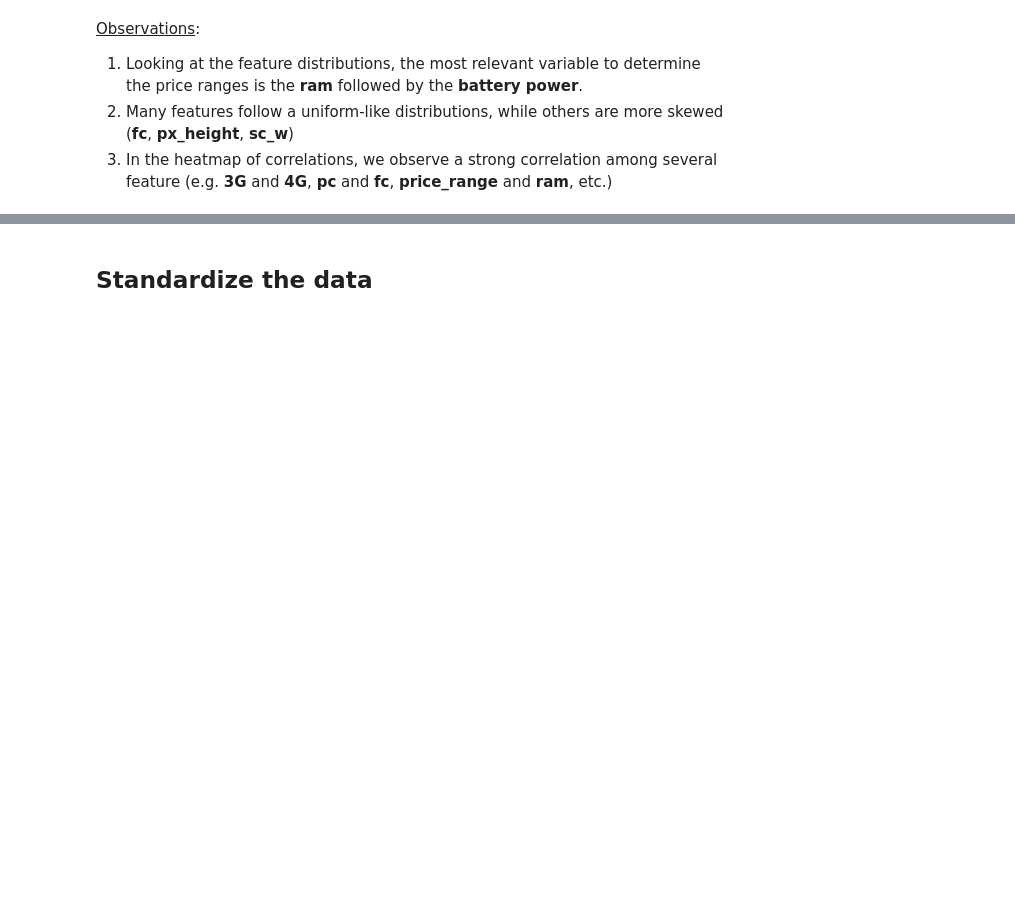
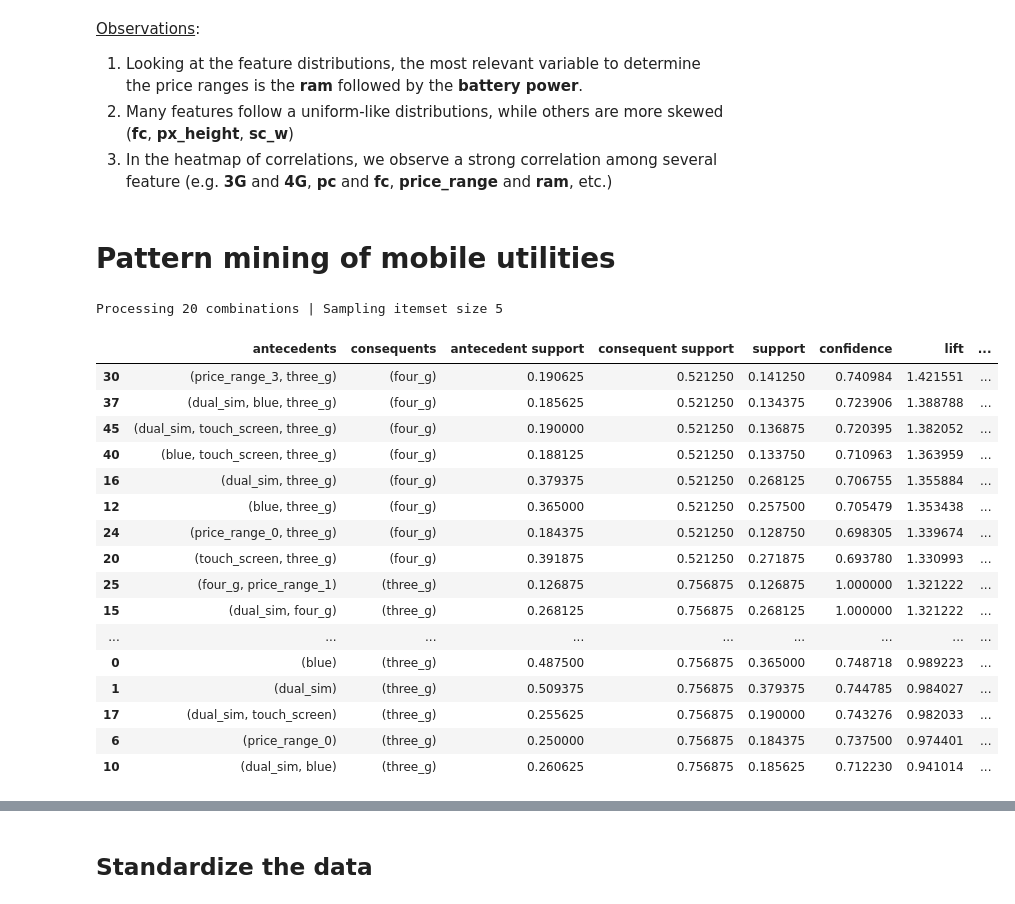
Before and after one commit to alefrajoe/Machine-Learning-projects, a Jupyter notebook: Mobile_phone_notebook.ipynb, the cells around one changed output, grey strips where cells are left out. Saved outputs shown, nothing was run; the diff lists cells and outputs as text; code cells hidden in the pictures; blank space fills up the shorter version.

```diff
--- a/Mobile_phone_notebook.ipynb
+++ b/Mobile_phone_notebook.ipynb
@@ -139,3 +139,38 @@ sns.heatmap(train.corr(), annot=True, cmap=sns.color_palette("icefire", as_cmap=
 1. Looking at the feature distributions, the most relevant variable to determine the price ranges is the **ram** followed by the **battery power**.
 2. Many features follow a uniform-like distributions, while others are more skewed (**fc**, **px_height**, **sc_w**)
 3. In the heatmap of correlations, we observe a strong correlation among several feature (e.g. **3G** and **4G**, **pc** and **fc**, **price_range** and **ram**, etc.)
+# %% [markdown]
+# Pattern mining of mobile utilities
+# %%
+from mlxtend.frequent_patterns import apriori, association_rules
+
+# we seek for patterns in the following columns and the one-hot-encoded target variable
+utilities = ['blue', 'dual_sim', 'four_g', 'three_g', 'touch_screen', 'wifi']
+utils = pd.concat([train[utilities], pd.get_dummies(train['price_range'], prefix='price_range')], axis=1)
+utils = utils.replace({0:False, 1:True})
+
+#set a threshold value for the support value and calculate the support value.
+SUPPORT_THRESHOLD = 0.1
+utils = apriori(utils, min_support = SUPPORT_THRESHOLD, use_colnames = True, verbose = 1)
+#Let's view our interpretation values using the Associan rule function.
+utils_ar = association_rules(utils, metric = "confidence", min_threshold = 0.6)
+utils_ar.sort_values('lift', ascending=False)
+# %% [output]
+Processing 20 combinations | Sampling itemset size 5
+|  | antecedents | consequents | antecedent support | consequent support | support | confidence | lift | ... |
+| 30 | (price_range_3, three_g) | (four_g) | 0.190625 | 0.521250 | 0.141250 | 0.740984 | 1.421551 | ... |
+| 37 | (dual_sim, blue, three_g) | (four_g) | 0.185625 | 0.521250 | 0.134375 | 0.723906 | 1.388788 | ... |
+| 45 | (dual_sim, touch_screen, three_g) | (four_g) | 0.190000 | 0.521250 | 0.136875 | 0.720395 | 1.382052 | ... |
+| 40 | (blue, touch_screen, three_g) | (four_g) | 0.188125 | 0.521250 | 0.133750 | 0.710963 | 1.363959 | ... |
+| 16 | (dual_sim, three_g) | (four_g) | 0.379375 | 0.521250 | 0.268125 | 0.706755 | 1.355884 | ... |
+| 12 | (blue, three_g) | (four_g) | 0.365000 | 0.521250 | 0.257500 | 0.705479 | 1.353438 | ... |
+| 24 | (price_range_0, three_g) | (four_g) | 0.184375 | 0.521250 | 0.128750 | 0.698305 | 1.339674 | ... |
+| 20 | (touch_screen, three_g) | (four_g) | 0.391875 | 0.521250 | 0.271875 | 0.693780 | 1.330993 | ... |
+| 25 | (four_g, price_range_1) | (three_g) | 0.126875 | 0.756875 | 0.126875 | 1.000000 | 1.321222 | ... |
+| 15 | (dual_sim, four_g) | (three_g) | 0.268125 | 0.756875 | 0.268125 | 1.000000 | 1.321222 | ... |
+| ... | ... | ... | ... | ... | ... | ... | ... | ... |
+| 0 | (blue) | (three_g) | 0.487500 | 0.756875 | 0.365000 | 0.748718 | 0.989223 | ... |
+| 1 | (dual_sim) | (three_g) | 0.509375 | 0.756875 | 0.379375 | 0.744785 | 0.984027 | ... |
+| 17 | (dual_sim, touch_screen) | (three_g) | 0.255625 | 0.756875 | 0.190000 | 0.743276 | 0.982033 | ... |
+| 6 | (price_range_0) | (three_g) | 0.250000 | 0.756875 | 0.184375 | 0.737500 | 0.974401 | ... |
+| 10 | (dual_sim, blue) | (three_g) | 0.260625 | 0.756875 | 0.185625 | 0.712230 | 0.941014 | ... |
```
Also changed, not shown: parts of 5 cells of this notebook.
